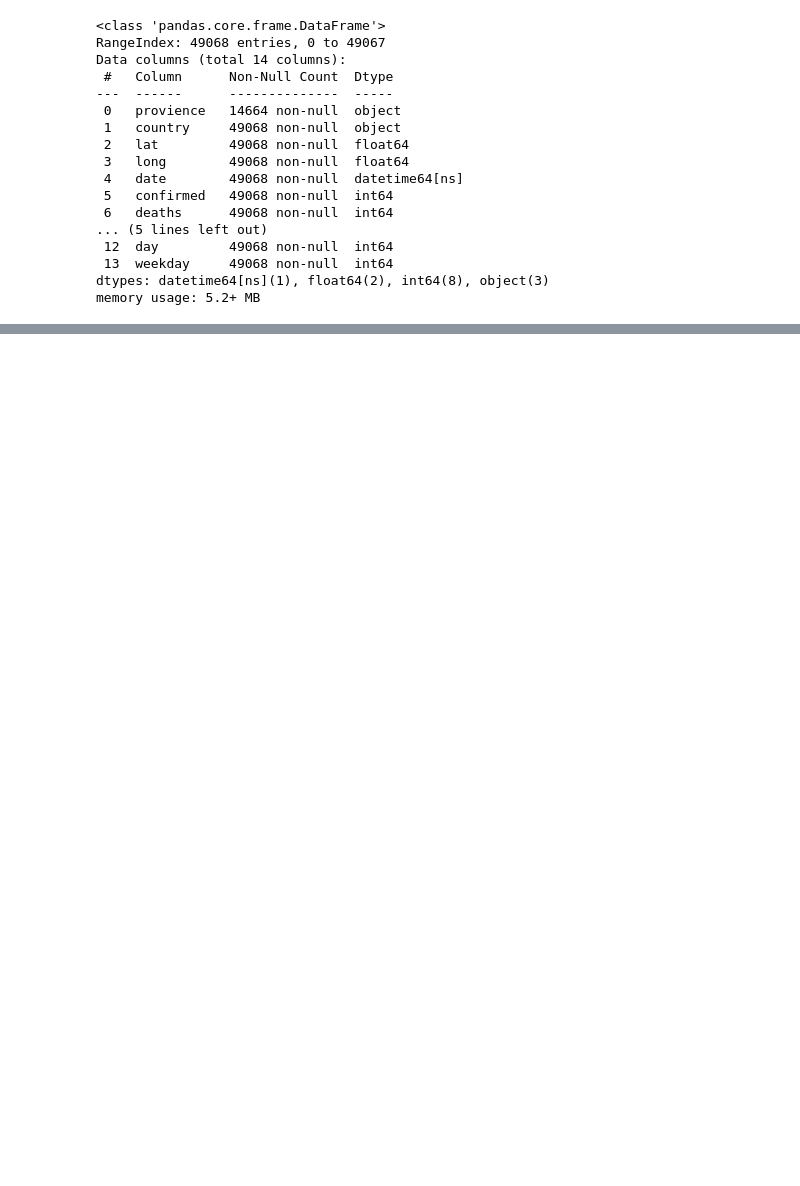
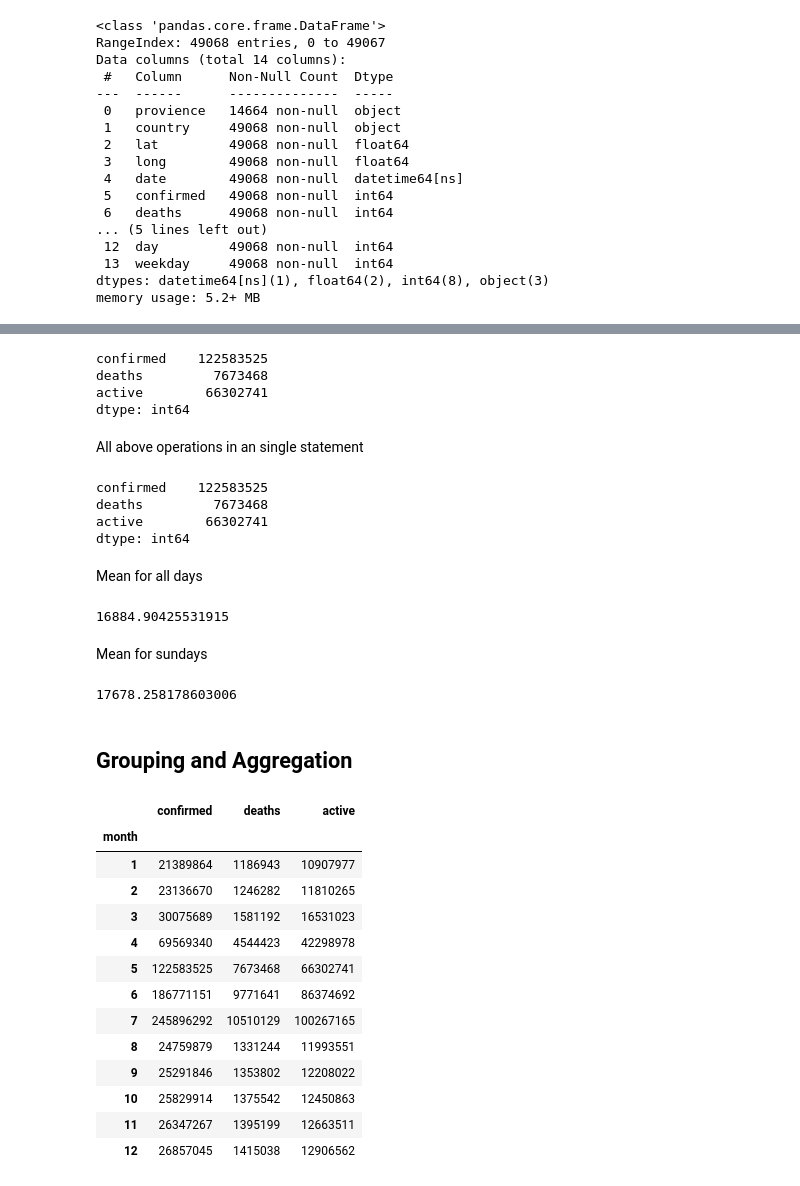
Before and after one commit to Swaraz08/Jupyter, a Jupyter notebook: pandas.ipynb, the cells around one changed output, grey strips where cells are left out. Cells and saved outputs as stored; diff of their text form; code cells hidden in the pictures; blank space fills up the shorter version.

Commit message:
Grouping and Aggregation

```diff
--- a/pandas.ipynb
+++ b/pandas.ipynb
@@ -383,0 +421,50 @@ memory usage: 5.2+ MB
+# %%
+covid_may_totals=covid_df_may_matrix.sum()
+covid_may_totals
+# %% [output]
+confirmed    122583525
+deaths         7673468
+active        66302741
+dtype: int64
+# %% [markdown]
+All above operations in an single statement
+# %%
+covid_df[covid_df.month==5][['confirmed','deaths','active']].sum()
+# %% [output]
+confirmed    122583525
+deaths         7673468
+active        66302741
+dtype: int64
+# %% [markdown]
+Mean for all days
+# %%
+covid_df.confirmed.mean()
+# %% [output]
+16884.90425531915
+# %% [markdown]
+Mean for sundays
+# %%
+covid_df[covid_df.weekday==6].confirmed.mean()
+# %% [output]
+17678.258178603006
+# %% [markdown]
+## Grouping and Aggregation
+# %%
+monthly_groups=covid_df.groupby('month')
+# %%
+monthly_groups[['confirmed','deaths','active']].sum()
+# %% [output]
+|  | confirmed | deaths | active |
+| month |  |  |  |
+| 1 | 21389864 | 1186943 | 10907977 |
+| 2 | 23136670 | 1246282 | 11810265 |
+| 3 | 30075689 | 1581192 | 16531023 |
+| 4 | 69569340 | 4544423 | 42298978 |
+| 5 | 122583525 | 7673468 | 66302741 |
+| 6 | 186771151 | 9771641 | 86374692 |
+| 7 | 245896292 | 10510129 | 100267165 |
+| 8 | 24759879 | 1331244 | 11993551 |
+| 9 | 25291846 | 1353802 | 12208022 |
+| 10 | 25829914 | 1375542 | 12450863 |
+| 11 | 26347267 | 1395199 | 12663511 |
+| 12 | 26857045 | 1415038 | 12906562 |
```
Also changed, not shown: parts of 9 cells of this notebook.
